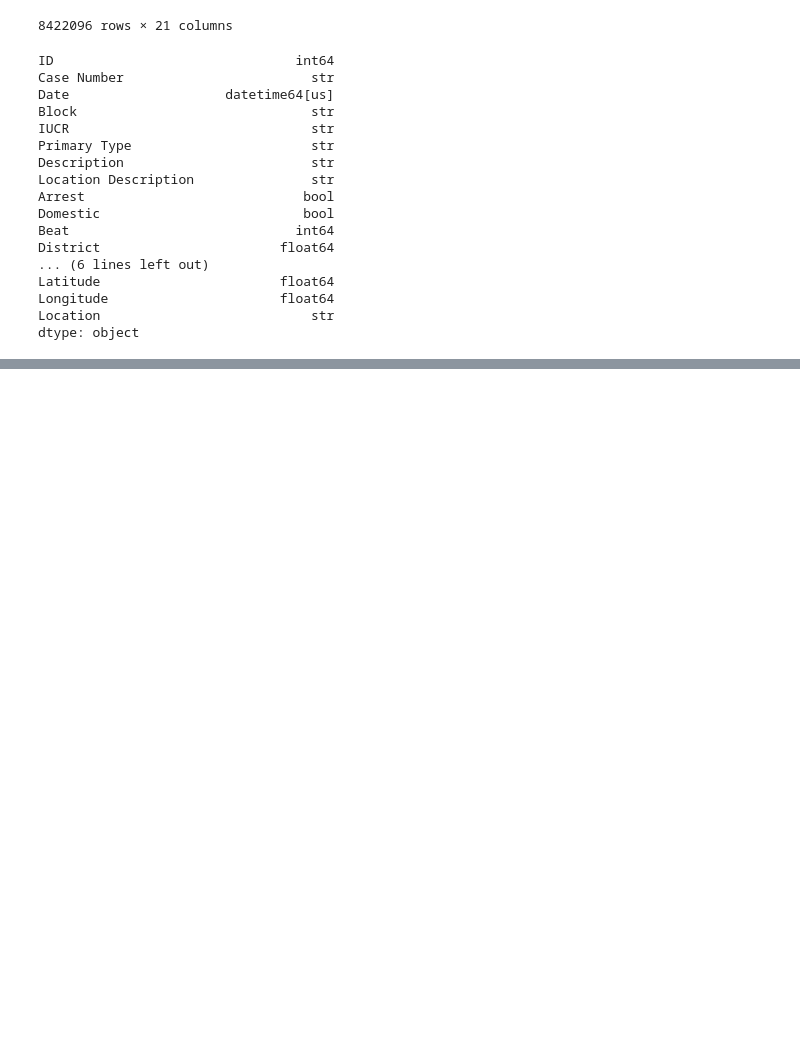
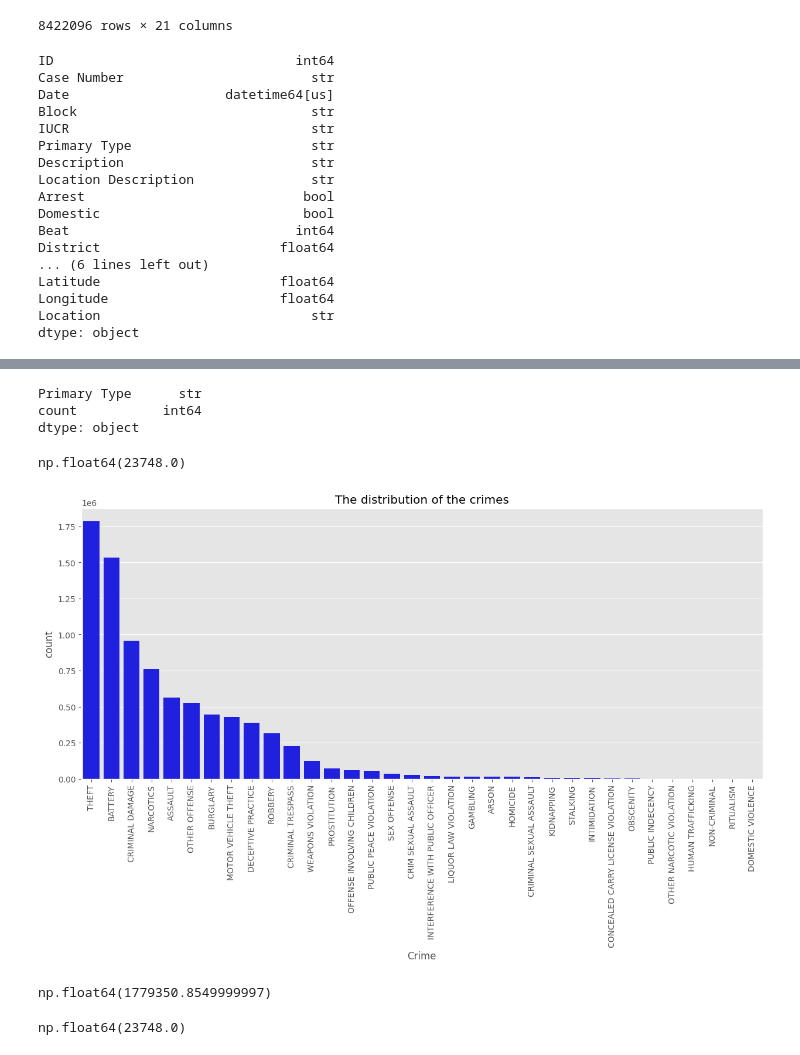
Before and after one commit to TahaSoylu44/Chicago_Crimes_Analysis, a Jupyter notebook: study_data.ipynb, the cells around one changed output, grey strips where cells are left out. Cells and saved outputs as stored; diff of their text form; code cells hidden in the pictures; blank space fills up the shorter version.

Commit message:
crime analysis

```diff
--- a/study_data.ipynb
+++ b/study_data.ipynb
@@ -511,0 +833,3 @@ df.to_parquet("analyzed_crime_data.parquet", index=False)
+# %%
+indexes = df[df["X Coordinate"] == 0].index
+df.drop(index=indexes, inplace=True)
@@ -511,0 +943,3 @@ df.to_parquet("analyzed_crime_data.parquet", index=False)
+# %%
+crime_df = df["Primary Type"].value_counts().reset_index()
+crime_df
@@ -511,0 +964,32 @@ df.to_parquet("analyzed_crime_data.parquet", index=False)
+# %%
+crime_df.dtypes
+# %% [output]
+Primary Type      str
+count           int64
+dtype: object
+# %%
+crime_df["count"].median()
+# %% [output]
+np.float64(23748.0)
+# %%
+import seaborn as sns
+import matplotlib.pyplot as plt
+
+plt.figure(figsize=(15, 6))
+sns.barplot(data=crime_df, x="Primary Type", y="count", color="blue")
+
+plt.title("The distribution of the crimes")
+plt.xlabel("Crime")
+plt.ylabel("count")
+plt.xticks(rotation=90)
+plt.show()
+# %% [output]
+[figure, added]
+# %%
+crime_df["count"].quantile(0.999)
+# %% [output]
+np.float64(1779350.8549999997)
+# %%
+crime_df["count"].median()
+# %% [output]
+np.float64(23748.0)
```
Also changed, not shown: parts of 56 cells of this notebook.
